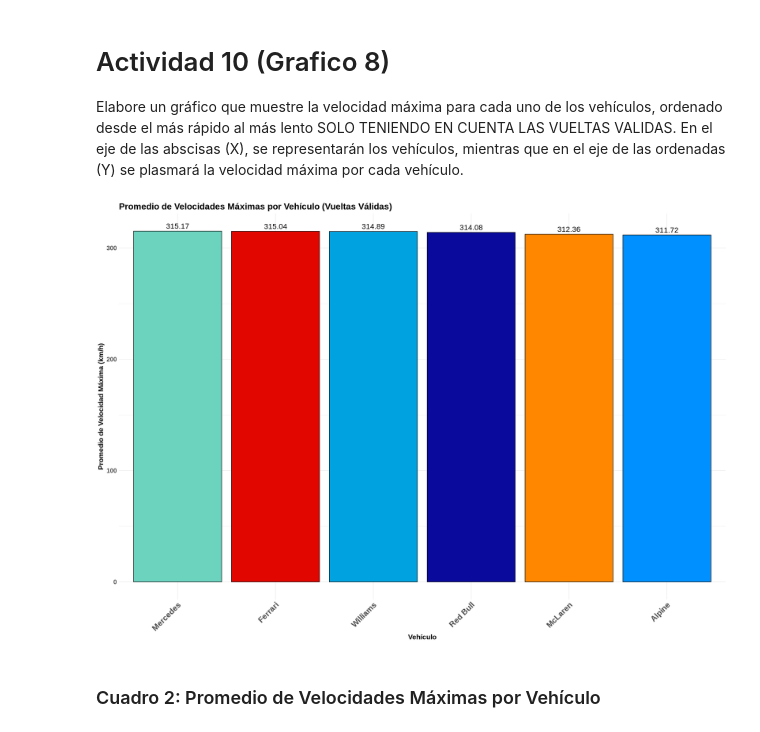
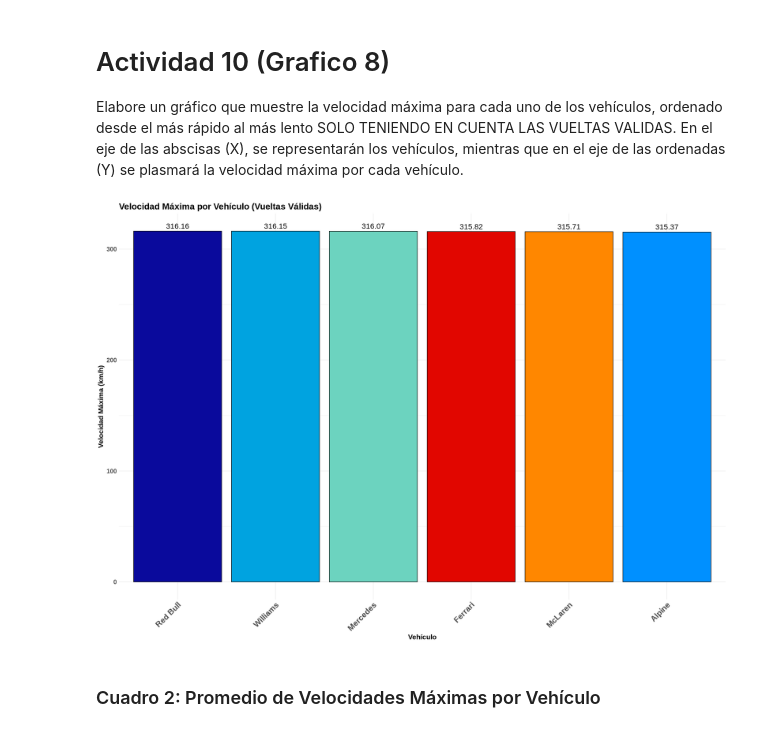
Before and after one commit to LuppeCh/F1EDA, a Jupyter notebook: Exploración_de_Datos_Trabajo_Final.ipynb, the cells around one changed output. Saved outputs shown, nothing was run; the diff lists cells and outputs as text; code cells hidden in the pictures.

```diff
--- a/Exploración_de_Datos_Trabajo_Final.ipynb
+++ b/Exploración_de_Datos_Trabajo_Final.ipynb
@@ -1032,61 +1027,54 @@ Como podemos observar en el grafico anterior, podemos definir que el auto mas r
 
  Elabore un gráfico que muestre la velocidad máxima para cada uno de los vehículos, ordenado desde el más rápido al más lento SOLO TENIENDO EN CUENTA LAS VUELTAS VALIDAS. En el eje de las abscisas (X), se representarán los vehículos, mientras que en el eje de las ordenadas (Y) se plasmará la velocidad máxima por cada vehículo.
 # %%
-# Calculate the average of maximum velocities for each car, considering only valid laps
-avg_max_velocity_data <- telemetria %>%
-  filter(lap_time_invalid == 0) %>% # Filter for valid laps only
-  group_by(carId, lap_number) %>% # Group by car and lap to find max vel per lap
-  summarise(max_vel_per_lap = max(velocidad, na.rm = TRUE), .groups = 'drop') %>%
-  group_by(carId) %>% # Now group by car to average the max vels per lap
-  summarise(avg_max_velocidad = mean(max_vel_per_lap, na.rm = TRUE), .groups = 'drop') %>%
-  arrange(desc(avg_max_velocidad)) # Order from fastest to slowest average max vel
+max_velocity_data <- telemetria %>%
+  filter(lap_time_invalid == 0) %>%
+  group_by(carId) %>%
+  summarise(max_velocidad = max(velocidad, na.rm = TRUE), .groups = 'drop') %>%
+  arrange(desc(max_velocidad))
 
-# Define custom bright team colors (colores_f1)
 colores_f1 <- c(
-  "FER" = "#E10600",  # Ferrari Red
-  "RED" = "#0A0A9C",  # Red Bull Navy Blue
-  "MCL" = "#FF8700",  # McLaren Papaya Orange
-  "MER" = "#6CD3BF",  # Mercedes Teal
-  "ALP" = "#0090FF",  # Alpine Blue
-  "WIL" = "#00A3E0"   # Williams Light Blue
+  "FER" = "#E10600",
+  "RED" = "#0A0A9C",
+  "MCL" = "#FF8700",
+  "MER" = "#6CD3BF",
+  "ALP" = "#0090FF",
+  "WIL" = "#00A3E0"
 )
 
-# Create a mapping for full team names
 full_team_names <- c(
   "FER" = "Ferrari",
   "RED" = "Red Bull",
   "MCL" = "McLaren",
   "MER" = "Mercedes",
   "ALP" = "Alpine",
   "WIL" = "Williams"
 )
 
-# Add full team names to the data and create an ordered factor for plotting
-avg_max_velocity_data <- avg_max_velocity_data %>%
+max_velocity_data <- max_velocity_data %>%
   mutate(full_carId = recode(carId, !!!full_team_names)) %>%
-  mutate(full_carId = factor(full_carId, levels = unique(full_carId[order(-avg_max_velocidad)]))) # Create ordered factor
+  mutate(full_carId = factor(full_carId, levels = unique(full_carId[order(-max_velocidad)])))
 
-# Create the bar chart for average maximum velocity
-ggplot(avg_max_velocity_data, aes(x = full_carId, y = avg_max_velocidad, fill = carId)) +
+ggplot(max_velocity_data, aes(x = full_carId, y = max_velocidad, fill = carId)) +
   geom_col(color = "black") +
-  geom_text(aes(label = round(avg_max_velocidad, 2)), vjust = -0.5, size = 6) + # Display values on top of bars
+  geom_text(aes(label = round(max_velocidad, 2)), vjust = -0.5, size = 6) +
   scale_fill_manual(values = colores_f1) +
   labs(
-    title = "Promedio de Velocidades Máximas por Vehículo (Vueltas Válidas)", # Updated title
+    title = "Velocidad Máxima por Vehículo (Vueltas Válidas)",
     x = "Vehículo",
-    y = "Promedio de Velocidad Máxima (km/h)", # Updated y-axis label
+    y = "Velocidad Máxima (km/h)",
     fill = "Vehículo"
   ) +
   theme_minimal() +
   theme(
-    axis.text.x = element_text(angle = 45, hjust = 1, size = 18, face = "bold"), # Increased x-axis text size
-    axis.text.y = element_text(size = 14, face = "bold"), # Enlarge and bold y-axis text
-    axis.title.x = element_text(size = 16, face = "bold"), # Enlarge and bold x-axis title
-    axis.title.y = element_text(size = 16, face = "bold"), # Enlarge and bold y-axis title
-    plot.title = element_text(size = 20, face = "bold"), # Enlarge and bold plot title
+    axis.text.x = element_text(angle = 45, hjust = 1, size = 18, face = "bold"),
+    axis.text.y = element_text(size = 14, face = "bold"),
+    axis.title.x = element_text(size = 16, face = "bold"),
+    axis.title.y = element_text(size = 16, face = "bold"),
+    plot.title = element_text(size = 20, face = "bold"),
     legend.position = "none"
   )
 # %% [output]
-[figure, old version]
+[figure, new version]
 # %% [markdown]
 ### Cuadro 2: Promedio de Velocidades Máximas por Vehículo
```
Also changed, not shown: parts of 11 cells of this notebook.
